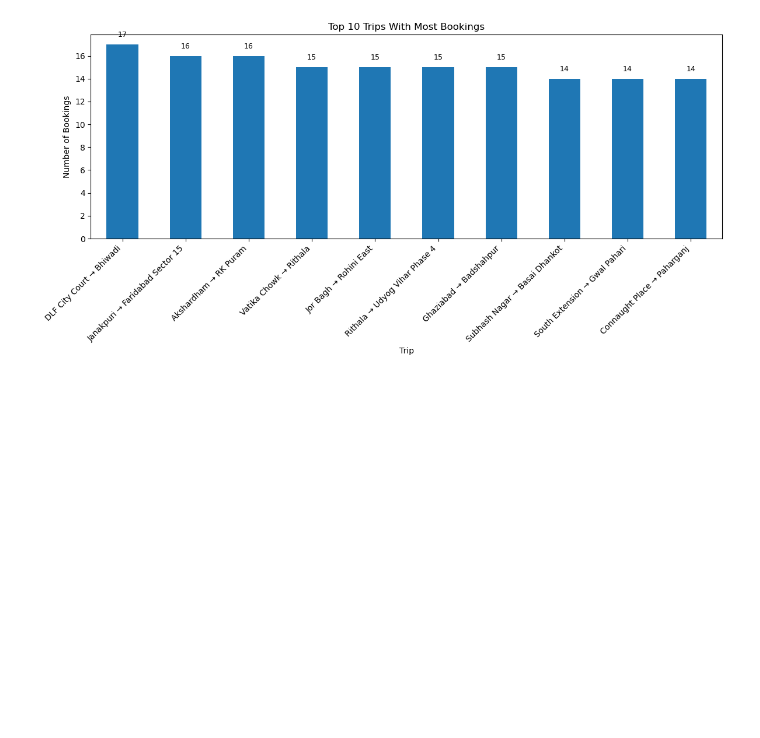
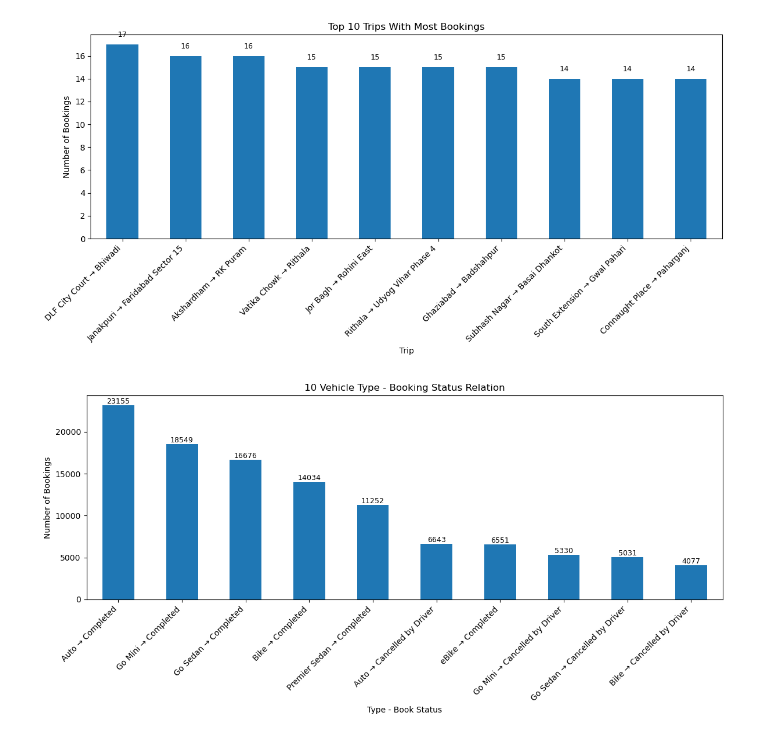
Before and after one commit to FlazeFy2/DS-Uber_Data_Analytics_Dashboard, a Jupyter notebook: exploratory data analysis-bar.ipynb, the cells around one changed output. Saved outputs shown, nothing was run; the diff lists cells and outputs as text; code cells hidden in the pictures; blank space fills up the shorter version.

Commit message:
[DS] Exploratory Data Analysis (EDA) - Bar Chart 10 Vehicle Type - Booking Status Relation

```diff
--- a/exploratory data analysis-bar.ipynb
+++ b/exploratory data analysis-bar.ipynb
@@ -165,3 +165,31 @@ plt.tight_layout()
 plt.show()
 # %% [output]
 [figure]
+# %%
+import pandas as pd
+import matplotlib.pyplot as plt
+
+# Dataset
+# Exploratory Data Analysis (EDA) - Bar Chart 10 Vehicle Type - Booking Status Relation
+df = pd.read_csv("ncr_ride_bookings.csv")
+
+# Count and order bookings
+df["Type - Book Status"] = df['Vehicle Type'] + " → " + df['Booking Status']
+
+# Count bookings
+trip_counts = df["Type - Book Status"].value_counts().head(10)
+
+# Bar Chart
+plt.figure(figsize=(12, 6))
+trip_counts.plot.bar()
+# Add labels
+for i, value in enumerate(trip_counts):
+    plt.text(i, value + 0.5, str(value), ha='center', va='bottom', fontsize=9)
+plt.title("10 Vehicle Type - Booking Status Relation")
+plt.xlabel("Type - Book Status")
+plt.ylabel("Number of Bookings")
+plt.xticks(rotation=45, ha='right')
+plt.tight_layout()
+plt.show()
+# %% [output]
+[figure, added]
```
